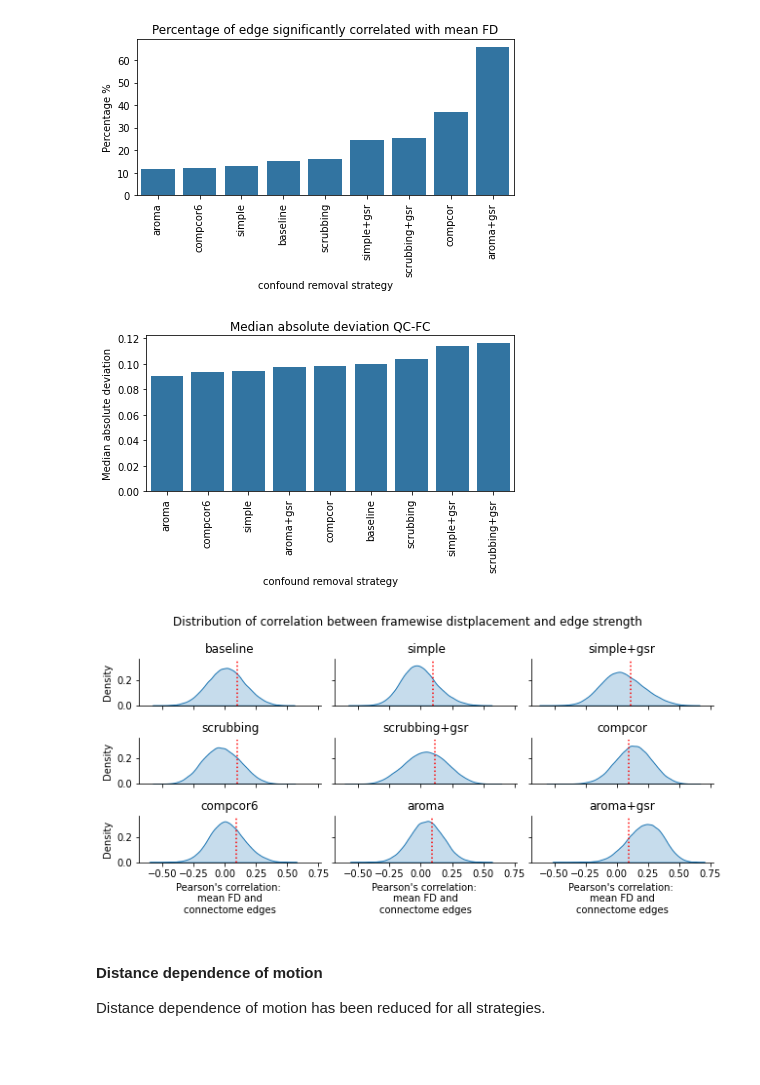
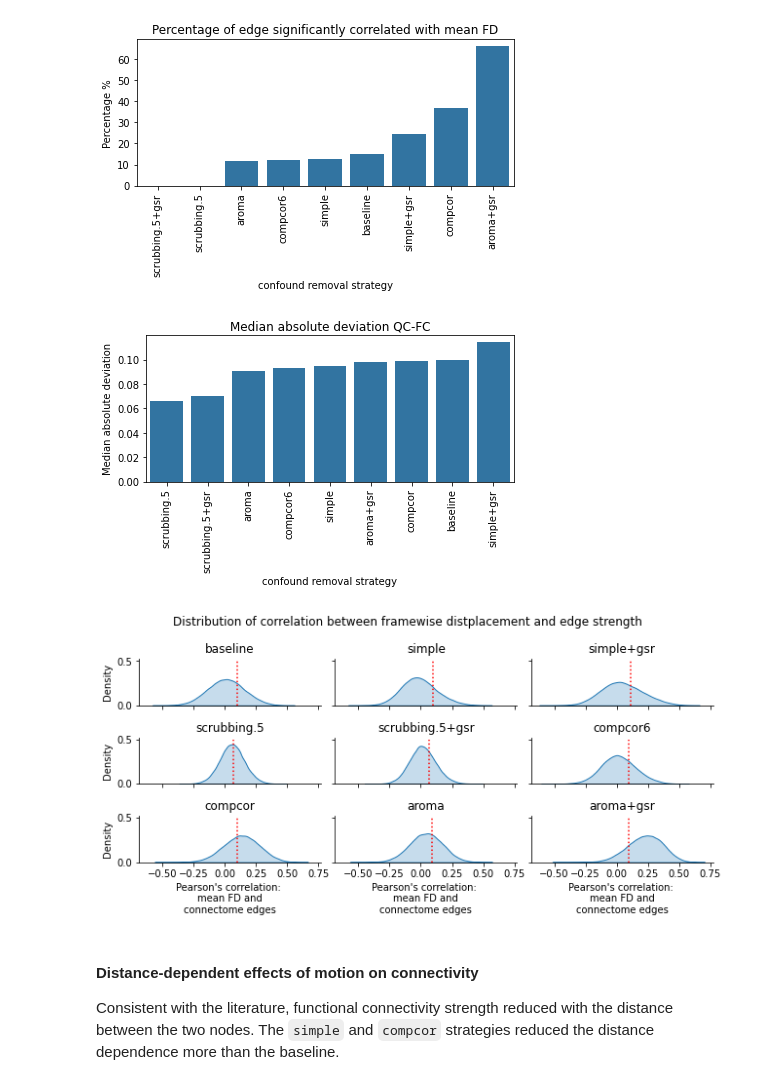
Before and after one commit to SIMEXP/fmriprep-denoise-benchmark, a Jupyter notebook: content/ohbm2022abstract.ipynb, the cells around one changed output. Drawn from its saved outputs; the diff is of its cells as text; code cells hidden in the pictures; blank space fills up the shorter version.

```diff
--- a/content/ohbm2022abstract.ipynb
+++ b/content/ohbm2022abstract.ipynb
@@ -12,18 +12,12 @@ from fmriprep_denoise.metrics import partial_correlation, fdr, calculate_median_
 
 # Load metric data
 path_root = Path.cwd().parents[0] / "inputs"
-file_qcfc = "dataset-ds000288_atlas-schaefer7networks_nroi-400_desc-qcfc.tsv"
+file_qcfc = "dataset-ds000228_atlas-schaefer7networks_nroi-400_qcfc.tsv"
 file_dist = "atlas-schaefer7networks_nroi-400_desc-distance.tsv"
-file_network = "dataset-ds000288_atlas-schaefer7networks_nroi-400_desc-modularity.tsv"
-file_dataset = "dataset-ds000288.tar.gz"
-
-
-# load data
-with tarfile.open(path_root / file_dataset, 'r:gz') as tar:
-    movement = tar.extractfile(
-        "dataset-ds000288/dataset-ds000288_desc-movement_phenotype.tsv").read()
-    movement = pd.read_csv(io.BytesIO(movement),
-                        sep='\t', index_col=0, header=0, encoding='utf8')
-    movement = movement.sort_index()
+file_network = "dataset-ds000228_atlas-schaefer7networks_nroi-400_modularity.tsv"
+# file_qcfc = "dataset-ds000228_atlas-gordon333_nroi-333_qcfc.tsv"
+# file_dist = "atlas-gordon333_nroi-333_desc-distance.tsv"
+# file_network = "dataset-ds000228_atlas-gordon333_nroi-333_modularity.tsv"
+file_dataset = "dataset-ds000228_desc-movement_phenotype.tsv"
 # %%
 pairwise_distance = pd.read_csv(path_root / file_dist, sep='\t')
@@ -119,7 +109,7 @@ ax.set(ylabel="Percentage %",
 plt.tight_layout()
 plt.savefig("sig_qcfc.png", dpi=300)
 # %% [output]
-[figure, old version]
+[figure, new version]
 # %%
 median_absolute = metric_per_edge.apply(calculate_median_absolute)
 order = median_absolute.sort_values().index.tolist()
@@ -132,39 +122,41 @@ ax.set(ylabel="Median absolute deviation",
 plt.tight_layout()
 plt.savefig("mad_qcfc.png", dpi=300)
 
 def draw_absolute_median(data, **kws):
     ax = plt.gca()
     mad = calculate_median_absolute(data['qcfc'])
-    ax.vlines(mad, ymin=0, ymax=0.35, color='r', linestyle=':')
+    ax.vlines(mad, ymin=0, ymax=0.5, color='r', linestyle=':')
 
 
 long_qcfc = metric_per_edge.melt()
 long_qcfc.columns = ["Strategy", "qcfc"]
 long_qcfc["row"] = np.sort(np.tile(np.arange(3), int(long_qcfc.shape[0] / 3)))
 long_qcfc["col"] = np.tile(np.sort(np.tile(np.arange(3), int(long_qcfc.shape[0] / 9))), 3)
 
 g = sns.displot(
     long_qcfc, x="qcfc", col="col", row="row", kind='kde', fill=True, height=1.5, aspect=2
 )
 g.set(ylabel="Density")
 g.map_dataframe(draw_absolute_median)
 for i, name in zip(range(9), metric_per_edge.columns):
     axis_i = int(i / 3)
     axis_j = i % 3
     g.facet_axis(axis_i, axis_j).set(title=name)
     if axis_i == 2:
         g.facet_axis(axis_i, axis_j).set(xlabel="Pearson\'s correlation: \nmean FD and\nconnectome edges")
 
 g.fig.subplots_adjust(top=0.9)
 g.fig.suptitle('Distribution of correlation between framewise distplacement and edge strength')
 plt.tight_layout()
 plt.savefig("dist_qcfc.png", dpi=300)
 # %% [output]
-[figure, old version]
+[figure, new version]
-[figure, old version]
+[figure, new version]
-# %% [markdown]
-#### Distance dependence of motion
-Distance dependence of motion has been reduced for all strategies.
+# %% [markdown]
+#### Distance-dependent effects of motion on connectivity
+
+Consistent with the literature, functional connectivity strength reduced with the distance between the two nodes.
+The `simple` and `compcor` strategies reduced the distance dependence more than the baseline.
 # %%
 corr_distance, p_val = spearmanr(pairwise_distance.iloc[:, -1], metric_per_edge)
 
```
Also changed, not shown: parts of 6 cells of this notebook, 1 other file.
